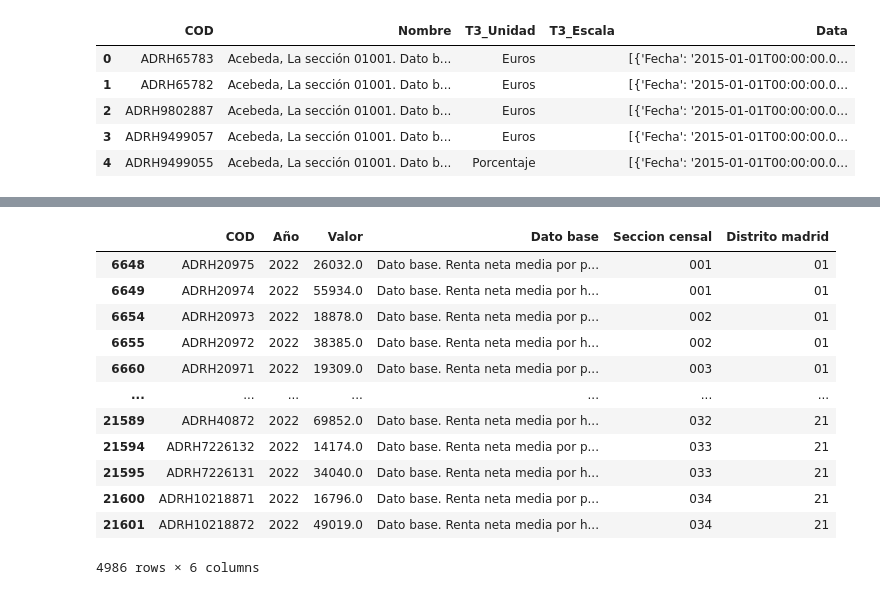
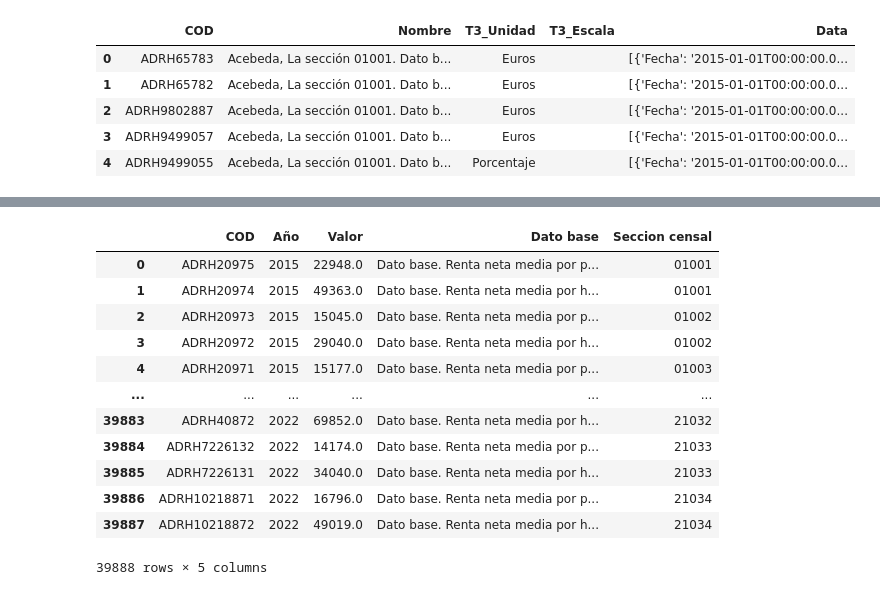
Before and after one commit to Juancarlosdelmarlostanau/proyecto-radar-de-inversion, a Jupyter notebook: renta_seccion_censal.ipynb, the cells around one changed output, grey strips where cells are left out. Drawn from its saved outputs; the diff is of its cells as text; code cells hidden in the pictures.

```diff
--- a/renta_seccion_censal.ipynb
+++ b/renta_seccion_censal.ipynb
@@ -62,4 +71,5 @@ df_madrid_seccion2015.head()
 # %%
+url2015 = 'https://servicios.ine.es/wstempus/js/es/DATOS_TABLA/31097?tip=A&tv=847:&date=20150101:20150101'
 url2016 = 'https://servicios.ine.es/wstempus/js/es/DATOS_TABLA/31097?tip=A&tv=847:&date=20160101:20160101'
 url2017 = 'https://servicios.ine.es/wstempus/js/es/DATOS_TABLA/31097?tip=A&tv=847:&date=20170101:20170101'
 url2018 = 'https://servicios.ine.es/wstempus/js/es/DATOS_TABLA/31097?tip=A&tv=847:&date=20180101:20180101'
@@ -203,16 +117,0 @@ df_madrid_seccion_2021
-# %%
-df_madrid_seccion_2022
-# %% [output]
-|  | COD | Año | Valor | Dato base | Seccion censal | Distrito madrid |
-| 6648 | ADRH20975 | 2022 | 26032.0 | Dato base. Renta neta media por p... | 001 | 01 |
-| 6649 | ADRH20974 | 2022 | 55934.0 | Dato base. Renta neta media por h... | 001 | 01 |
-| 6654 | ADRH20973 | 2022 | 18878.0 | Dato base. Renta neta media por p... | 002 | 01 |
-| 6655 | ADRH20972 | 2022 | 38385.0 | Dato base. Renta neta media por h... | 002 | 01 |
-| 6660 | ADRH20971 | 2022 | 19309.0 | Dato base. Renta neta media por p... | 003 | 01 |
-| ... | ... | ... | ... | ... | ... | ... |
-| 21589 | ADRH40872 | 2022 | 69852.0 | Dato base. Renta neta media por h... | 032 | 21 |
-| 21594 | ADRH7226132 | 2022 | 14174.0 | Dato base. Renta neta media por p... | 033 | 21 |
-| 21595 | ADRH7226131 | 2022 | 34040.0 | Dato base. Renta neta media por h... | 033 | 21 |
-| 21600 | ADRH10218871 | 2022 | 16796.0 | Dato base. Renta neta media por p... | 034 | 21 |
-| 21601 | ADRH10218872 | 2022 | 49019.0 | Dato base. Renta neta media por h... | 034 | 21 |
-4986 rows × 6 columns
@@ -218,0 +121,16 @@ df_madrid_seccion_2022
+# %%
+df_madrid_seccion_completo
+# %% [output]
+|  | COD | Año | Valor | Dato base | Seccion censal |
+| 0 | ADRH20975 | 2015 | 22948.0 | Dato base. Renta neta media por p... | 01001 |
+| 1 | ADRH20974 | 2015 | 49363.0 | Dato base. Renta neta media por h... | 01001 |
+| 2 | ADRH20973 | 2015 | 15045.0 | Dato base. Renta neta media por p... | 01002 |
+| 3 | ADRH20972 | 2015 | 29040.0 | Dato base. Renta neta media por h... | 01002 |
+| 4 | ADRH20971 | 2015 | 15177.0 | Dato base. Renta neta media por p... | 01003 |
+| ... | ... | ... | ... | ... | ... |
+| 39883 | ADRH40872 | 2022 | 69852.0 | Dato base. Renta neta media por h... | 21032 |
+| 39884 | ADRH7226132 | 2022 | 14174.0 | Dato base. Renta neta media por p... | 21033 |
+| 39885 | ADRH7226131 | 2022 | 34040.0 | Dato base. Renta neta media por h... | 21033 |
+| 39886 | ADRH10218871 | 2022 | 16796.0 | Dato base. Renta neta media por p... | 21034 |
+| 39887 | ADRH10218872 | 2022 | 49019.0 | Dato base. Renta neta media por h... | 21034 |
+39888 rows × 5 columns
```
Also changed, not shown: parts of 15 cells of this notebook, 3 other files.
